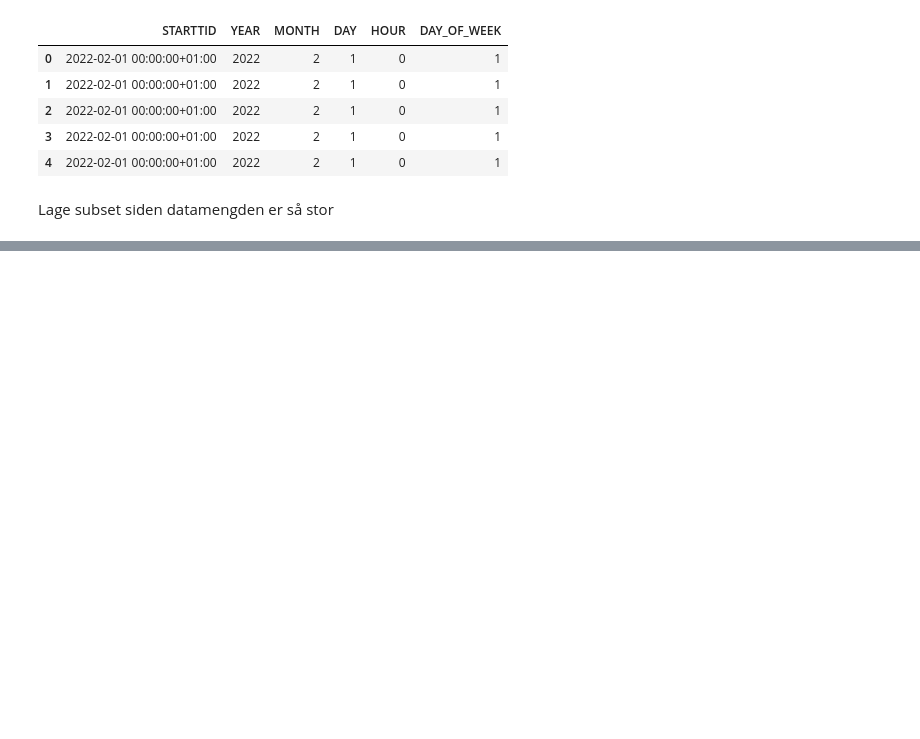
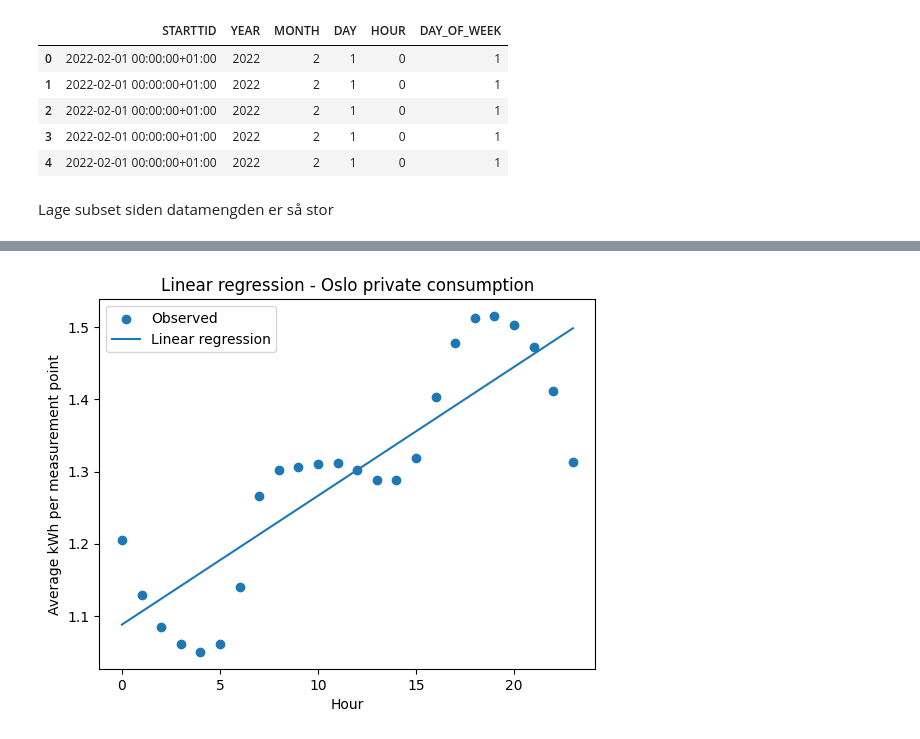
Before and after one commit to jsandtangen/consumption-intelligence, a Jupyter notebook: notebooks/data_overview.ipynb, the cells around one changed output, grey strips where cells are left out. Saved outputs shown, nothing was run; the diff lists cells and outputs as text; code cells hidden in the pictures; blank space fills up the shorter version.

Commit message:
Linear eller poly graf

```diff
--- a/notebooks/data_overview.ipynb
+++ b/notebooks/data_overview.ipynb
@@ -101,0 +171,22 @@ Lage subset siden datamengden er så stor
+# %%
+from sklearn.linear_model import LinearRegression
+import numpy as np
+
+X = hourly_avg.index.values.reshape(-1, 1)
+y = hourly_avg.values
+
+linear_model = LinearRegression()
+linear_model.fit(X, y)
+
+y_pred = linear_model.predict(X)
+# %%
+plt.scatter(X, y, label="Observed")
+plt.plot(X, y_pred, label="Linear regression")
+
+plt.xlabel("Hour")
+plt.ylabel("Average kWh per measurement point")
+plt.title("Linear regression - Oslo private consumption")
+plt.legend()
+plt.show()
+# %% [output]
+[figure, added]
```
Also changed, not shown: parts of 11 cells of this notebook.
